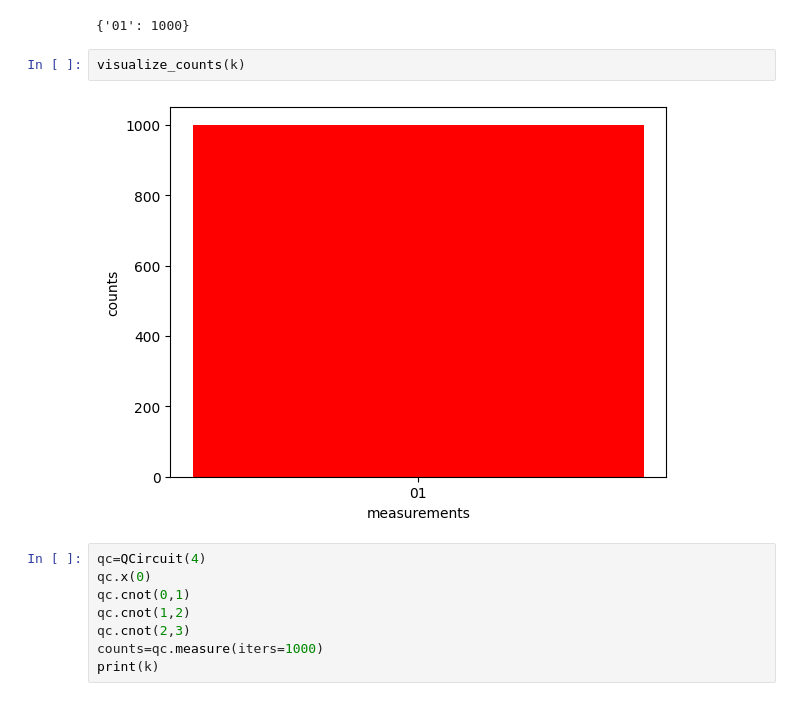
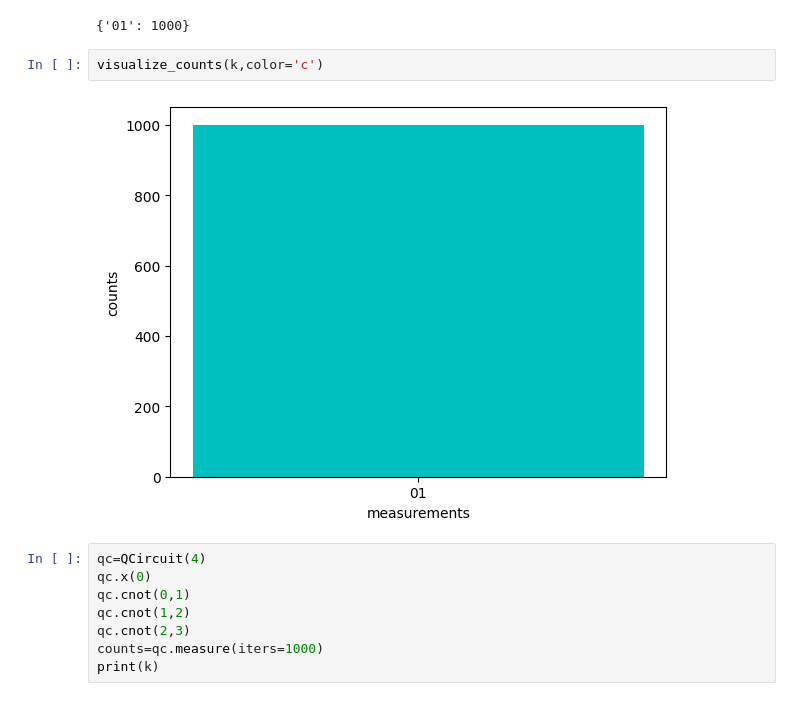
Before and after one commit to Akash6300/QuantumSimulator, a Jupyter notebook: QSimulator/test_1.ipynb, the cells around one changed output. Saved outputs shown, nothing was run; the diff lists cells and outputs as text.

```diff
--- a/QSimulator/test_1.ipynb
+++ b/QSimulator/test_1.ipynb
@@ -26,9 +26,9 @@ print(k)
 # %% [output]
 {'01': 1000}
 # %%
-visualize_counts(k)
+visualize_counts(k,color='c')
 # %% [output]
-[figure, old version]
+[figure, new version]
 # %%
 qc=QCircuit(4)
 qc.x(0)
```
Also changed, not shown: parts of 7 cells of this notebook.
